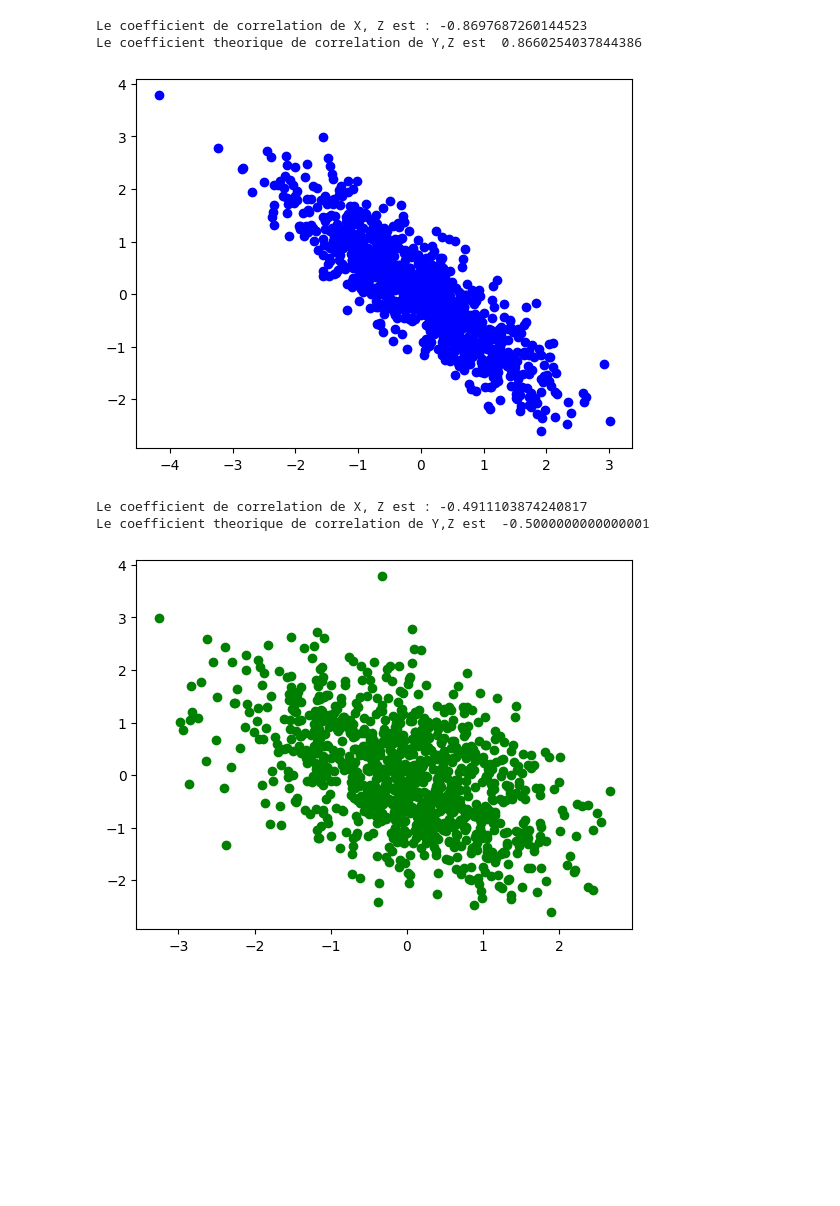
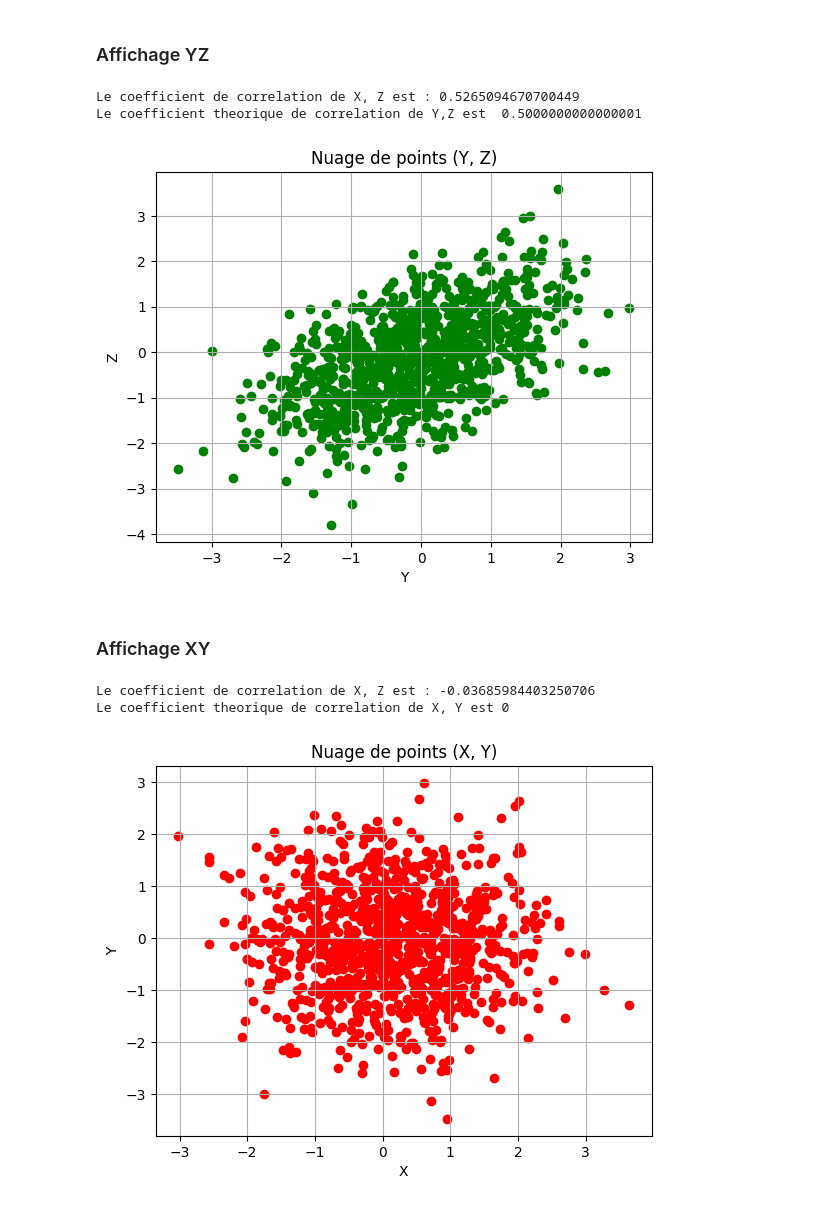
Before and after one commit to Estellezheng/TP-proba-CPE-Lyon, a Jupyter notebook: TP6/exo2.ipynb, the cells around one changed output. Cells and saved outputs as stored; diff of their text form; code cells hidden in the pictures; blank space fills up the shorter version.

```diff
--- a/TP6/exo2.ipynb
+++ b/TP6/exo2.ipynb
@@ -9,13 +19,12 @@ import matplotlib.pyplot as plt
 n = 1000
 axe = np.linspace(0,10,100)
 
-# Simulation empirique de la loi normale centrée reduite
-print("X et Y sont des VA qui suivent la loi normale")
+# Simulation empirique de la loi normale centrée reduite pour X et Y
 X = np.random.randn(n)      # randn pour une loi normale centree reduite
 Y = np.random.randn(n)
 
 #cov(X,Z) = a et cov(Y,Z) = b par calcul
 # definition de Z
-a = -np.sqrt(3)/2
-b = -1/2   # conditions : V(Z) = a² + b² = 1 et ecart type de Z = 1
+a = -np.sqrt(3)/2   #coef de correlation
+b = np.sqrt(1 - a**2)            # conditions : V(Z) = a² + b² = 1 : b = sqrt(1-a²) et ecart type de Z = 1
 Z = a*X + b*Y
@@ -24,25 +51,36 @@ X et Y sont des VA qui suivent la loi normale
+# %% [markdown]
+### Affichage YZ
 # %%
+# affichage nuage de points
+plt.scatter(Y,Z, color = 'green')
+plt.axis ='equal'
+plt.title("Nuage de points (Y, Z)")
+plt.xlabel("Y")
+plt.ylabel("Z")
+plt.grid()
 
-# affichage nuage de points
-plt.scatter(X,Z, color = 'blue')
-plt.axis ='equal'
-
-# theorie
-print("Le coefficient de correlation de X, Z est :", np.corrcoef(X,Z)[0][1]/(np.sqrt(np.corrcoef(X,Z)[0][0])*np.sqrt(np.corrcoef(X,Z)[1][1])))
-print("Le coefficient theorique de correlation de Y,Z est ", np.sqrt(3)/2)
+# conclusion
+print("Le coefficient de correlation de X, Z est :", np.corrcoef(Y,Z)[0][1]/(np.sqrt(np.corrcoef(Y,Z)[0][0])*np.sqrt(np.corrcoef(Y,Z)[1][1])))
+print("Le coefficient theorique de correlation de Y,Z est ", b/np.sqrt(a**2+b**2))
 # %% [output]
-Le coefficient de correlation de X, Z est : -0.8697687260144523
-Le coefficient theorique de correlation de Y,Z est  0.8660254037844386
+Le coefficient de correlation de X, Z est : 0.5265094670700449
+Le coefficient theorique de correlation de Y,Z est  0.5000000000000001
-[figure, old version]
+[figure, new version]
+# %% [markdown]
+### Affichage XY
 # %%
+# affichage nuage de points
+plt.scatter(X,Y, color = 'red')
+plt.axis ='equal'
+plt.title("Nuage de points (X, Y)")
+plt.xlabel("X")
+plt.ylabel("Y")
+plt.grid()
 
-# affichage nuage de points
-plt.scatter(Y,Z, color = 'green')
-
-# theorie
-print("Le coefficient de correlation de X, Z est :", np.corrcoef(Y,Z)[0][1]/(np.sqrt(np.corrcoef(Y,Z)[0][0])*np.sqrt(np.corrcoef(Y,Z)[1][1])))
-print("Le coefficient theorique de correlation de Y,Z est ", b/np.sqrt(a**2+b**2))
+# conclusion
+print("Le coefficient de correlation de X, Z est :", np.corrcoef(X,Y)[0][1]/(np.sqrt(np.corrcoef(X,Y)[0][0])*np.sqrt(np.corrcoef(X,Y)[1][1])))
+print("Le coefficient theorique de correlation de X, Y est 0")
 # %% [output]
-Le coefficient de correlation de X, Z est : -0.4911103874240817
-Le coefficient theorique de correlation de Y,Z est  -0.5000000000000001
+Le coefficient de correlation de X, Z est : -0.03685984403250706
+Le coefficient theorique de correlation de X, Y est 0
-[figure, old version]
+[figure, new version]
```
Also changed, not shown: parts of 8 cells of this notebook, 5 other files.
